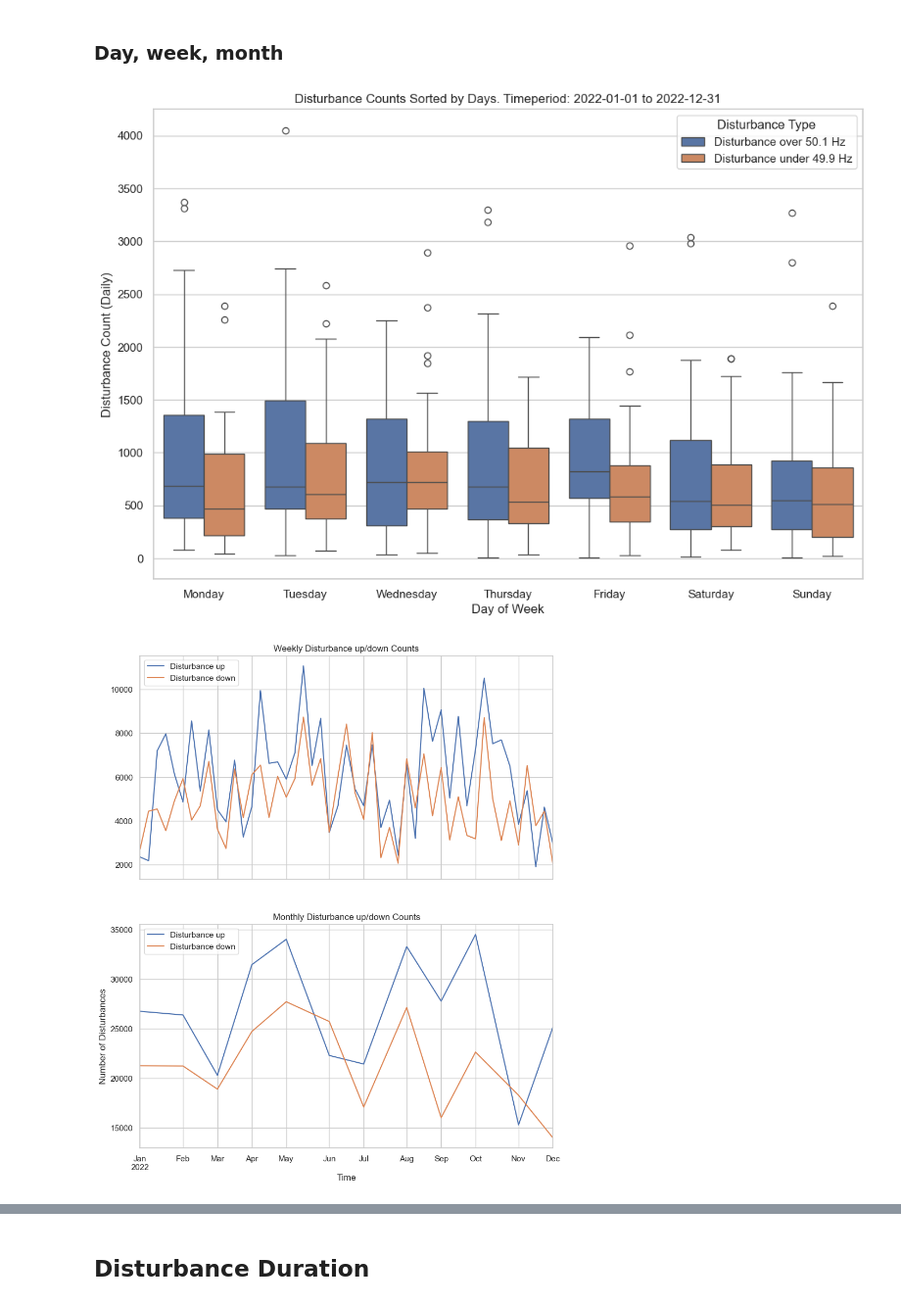
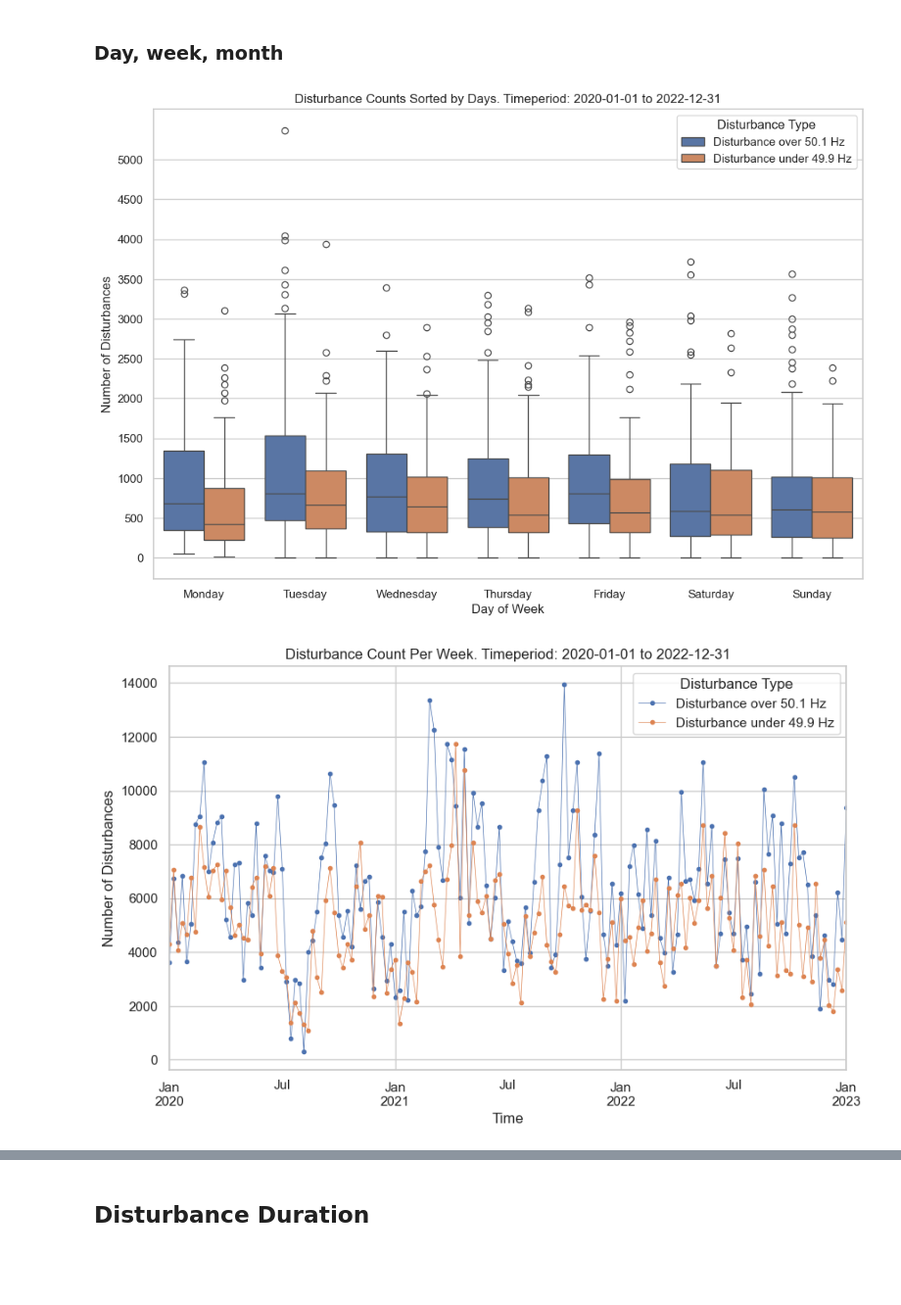
Before and after one commit to HermanCoding/frequency_deviation, a Jupyter notebook: visualize_data.ipynb, the cells around one changed output, grey strips where cells are left out. Shown: that part at 98% size. Cells and saved outputs as stored; diff of their text form; code cells hidden in the pictures; blank space fills up the shorter version.

```diff
--- a/visualize_data.ipynb
+++ b/visualize_data.ipynb
@@ -170,7 +171,7 @@ For random week: random_week_data.copy()
 For random day: random_day_data.copy()
 For chosen date: chosen_time.copy()
 # %%
-df = chosen_time.copy()
+df = feather_df.copy()
 # %%
 lower_bound = df.index.min()
 upper_bound = df.index.max()
@@ -205,5 +206,5 @@ df.to_feather(file_path)
 # %%
-df = pd.read_feather(file_path)
+# df = pd.read_feather(file_path)
 # %% [markdown]
 Resample
 # %%
@@ -277,33 +295,26 @@ plt.figure(figsize=(12, 8))
 
 sns.boxplot(x=melted_data.index.day_name(), y='Disturbance Count', hue='Disturbance Type', data=melted_data, order=days_order)
 
-plt.xlabel('Day of Week')
-
-plt.ylabel('Disturbance Count (Daily)')
-plt.yticks(range(0, int(melted_data['Disturbance Count'].max()) + 1, 500))
-
 plt.title(f'Disturbance Counts Sorted by Days. Timeperiod: {date_from} to {date_to}')
 
+plt.xlabel('Day of Week')
+plt.ylabel('Number of Disturbances')
+plt.yticks(range(0, int(melted_data['Disturbance Count'].max()) + 1, 500))
 plt.legend(title='Disturbance Type')
 
 plt.show()
 # %% [output]
-[figure, old version]
+[figure, new version]
 # %%
-fig, axes = plt.subplots(nrows=2, figsize=(10, 12), sharex=True)
+fig, axes = plt.subplots(figsize=(10, 6))
+disturbance_up_count_week.plot(label=f'Disturbance over {disturbance_value_up} Hz', marker='.', linestyle='-', linewidth=0.5)
+disturbance_down_count_week.plot(label=f'Disturbance under {disturbance_value_down} Hz', marker='.', linestyle='-', linewidth=0.5)
 
-disturbance_up_count_week.plot(ax=axes[0], title='Weekly Disturbance up/down Counts', label='Disturbance up')
-disturbance_down_count_week.plot(ax=axes[0], label='Disturbance down')
-
-disturbance_up_count_month.plot(ax=axes[1], title='Monthly Disturbance up/down Counts', label='Disturbance up')
-disturbance_down_count_month.plot(ax=axes[1], label='Disturbance down')
-
-axes[0].legend()
-axes[1].legend()
-
+plt.title(f'Disturbance Count Per Week. Timeperiod: {date_from} to {date_to}')
 plt.xlabel('Time')
 plt.ylabel('Number of Disturbances')
+plt.legend(title='Disturbance Type')
 plt.show()
 # %% [output]
-[figure, old version]
+[figure, new version]
 # %%
```
Also changed, not shown: parts of 23 cells of this notebook.
